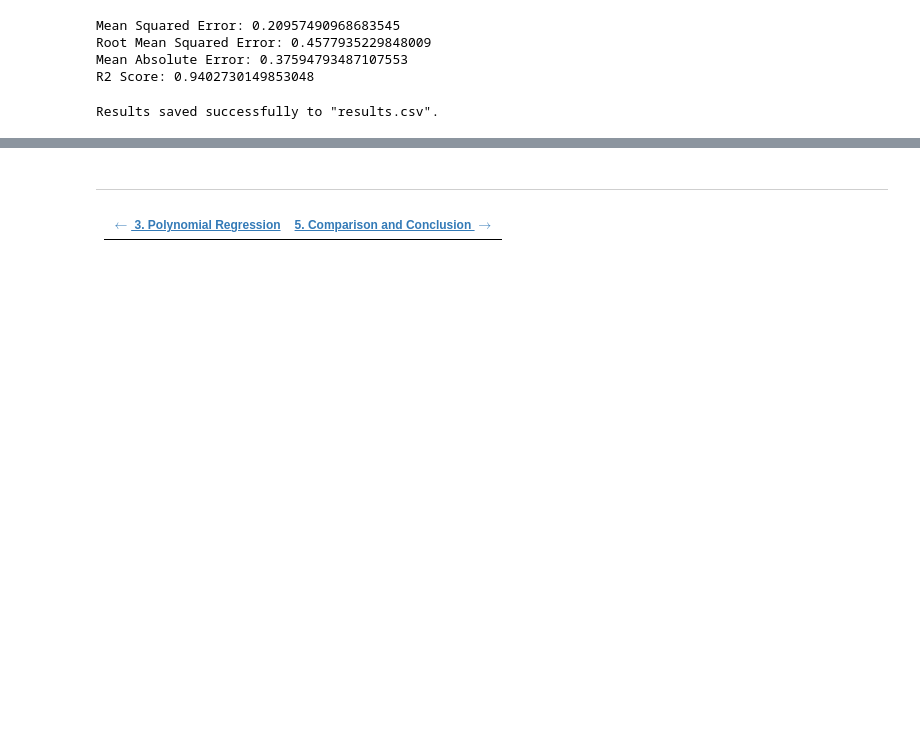
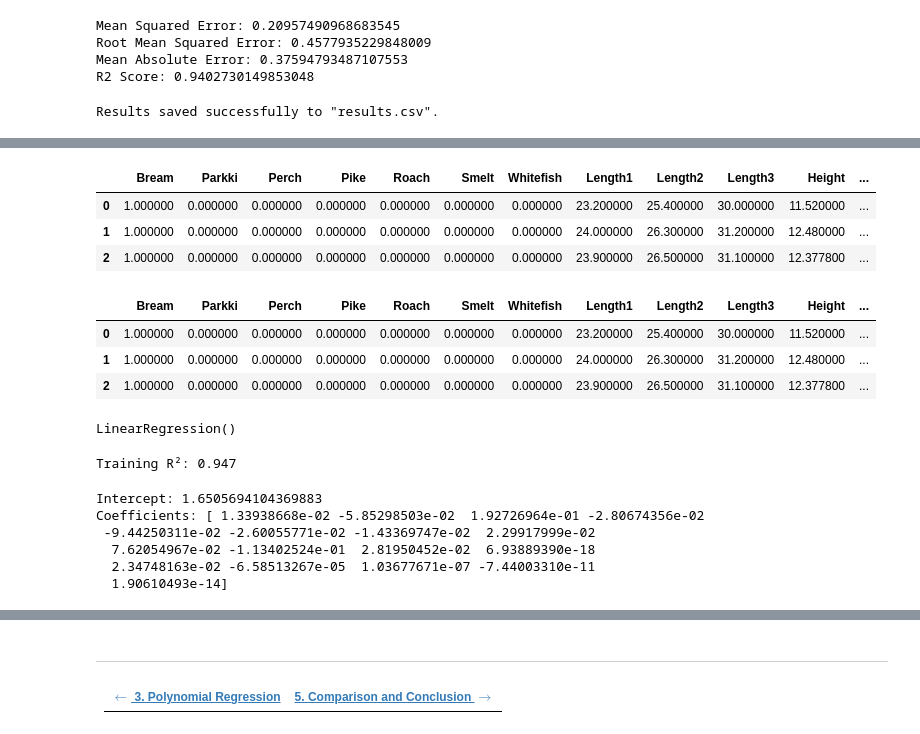
Before and after one commit to joaoalexarruda/fishcatch, a Jupyter notebook: notebooks/n4_linear_and_polynomial_regression.ipynb, the cells around one changed output, grey strips where cells are left out. Saved outputs shown, nothing was run; the diff lists cells and outputs as text; code cells hidden in the pictures; blank space fills up the shorter version.

```diff
--- a/notebooks/n4_linear_and_polynomial_regression.ipynb
+++ b/notebooks/n4_linear_and_polynomial_regression.ipynb
@@ -169,0 +172,11 @@ Results saved successfully to "results.csv".
+# %%
+from sklearn.preprocessing import OneHotEncoder
+
+# Encoding the Species column
+encoder = OneHotEncoder()
+encoder.handle_unknown = 'ignore'
+
+# Turning the Species column into a numpy array with new columns
+# for each species. 1: True, 0: False
+species_encoded = encoder.fit_transform(df[['Species']])
+species_encoded.toarray()
@@ -169,0 +191,29 @@ Results saved successfully to "results.csv".
+# %%
+# Combine the encoded species with the original dataset
+encoder.get_feature_names_out()
+
+df_output = pd.DataFrame(encoder.transform(df[['Species']]).toarray(),
+
+                         columns=encoder.categories_[0].tolist(),
+
+                         index=df.index)
+
+
+df_with_species = pd.concat(
+    [df_output, df.drop(columns=['Species'])], axis=1)
+
+df_with_species.head(3).style.background_gradient(cmap='viridis')
+# %% [output]
+|  | Bream | Parkki | Perch | Pike | Roach | Smelt | Whitefish | Length1 | Length2 | Length3 | Height | ... |
+| 0 | 1.000000 | 0.000000 | 0.000000 | 0.000000 | 0.000000 | 0.000000 | 0.000000 | 23.200000 | 25.400000 | 30.000000 | 11.520000 | ... |
+| 1 | 1.000000 | 0.000000 | 0.000000 | 0.000000 | 0.000000 | 0.000000 | 0.000000 | 24.000000 | 26.300000 | 31.200000 | 12.480000 | ... |
+| 2 | 1.000000 | 0.000000 | 0.000000 | 0.000000 | 0.000000 | 0.000000 | 0.000000 | 23.900000 | 26.500000 | 31.100000 | 12.377800 | ... |
+# %%
+# Combining the transformed weight with the other features
+df_with_species = pd.concat([df_with_species, X_weight], axis=1)
+df_with_species.head(3).style.background_gradient(cmap='viridis')
+# %% [output]
+|  | Bream | Parkki | Perch | Pike | Roach | Smelt | Whitefish | Length1 | Length2 | Length3 | Height | ... |
+| 0 | 1.000000 | 0.000000 | 0.000000 | 0.000000 | 0.000000 | 0.000000 | 0.000000 | 23.200000 | 25.400000 | 30.000000 | 11.520000 | ... |
+| 1 | 1.000000 | 0.000000 | 0.000000 | 0.000000 | 0.000000 | 0.000000 | 0.000000 | 24.000000 | 26.300000 | 31.200000 | 12.480000 | ... |
+| 2 | 1.000000 | 0.000000 | 0.000000 | 0.000000 | 0.000000 | 0.000000 | 0.000000 | 23.900000 | 26.500000 | 31.100000 | 12.377800 | ... |
@@ -169,0 +231,30 @@ Results saved successfully to "results.csv".
+# %%
+# Fitting the model
+from sklearn.linear_model import LinearRegression
+from sklearn.metrics import mean_squared_error, mean_absolute_error, r2_score
+
+lr = LinearRegression()
+lr.fit(X_train, y_train)
+# %% [output]
+LinearRegression()
+# %%
+# R2 score of the training set
+train_r2 = lr.score(X_train, y_train)
+print(f'Training R²: {train_r2:.3f}')
+# %% [output]
+Training R²: 0.947
+# %%
+# Where the model intercepts the y-axis
+intercept = lr.intercept_
+print(f'Intercept: {intercept}')
+
+# The coefficients of the model
+coef = lr.coef_
+print(f'Coefficients: {coef}')
+# %% [output]
+Intercept: 1.6505694104369883
+Coefficients: [ 1.33938668e-02 -5.85298503e-02  1.92726964e-01 -2.80674356e-02
+ -9.44250311e-02 -2.60055771e-02 -1.43369747e-02  2.29917999e-02
+  7.62054967e-02 -1.13402524e-01  2.81950452e-02  6.93889390e-18
+  2.34748163e-02 -6.58513267e-05  1.03677671e-07 -7.44003310e-11
+  1.90610493e-14]
```
Also changed, not shown: parts of 10 cells of this notebook, 6 other files.
